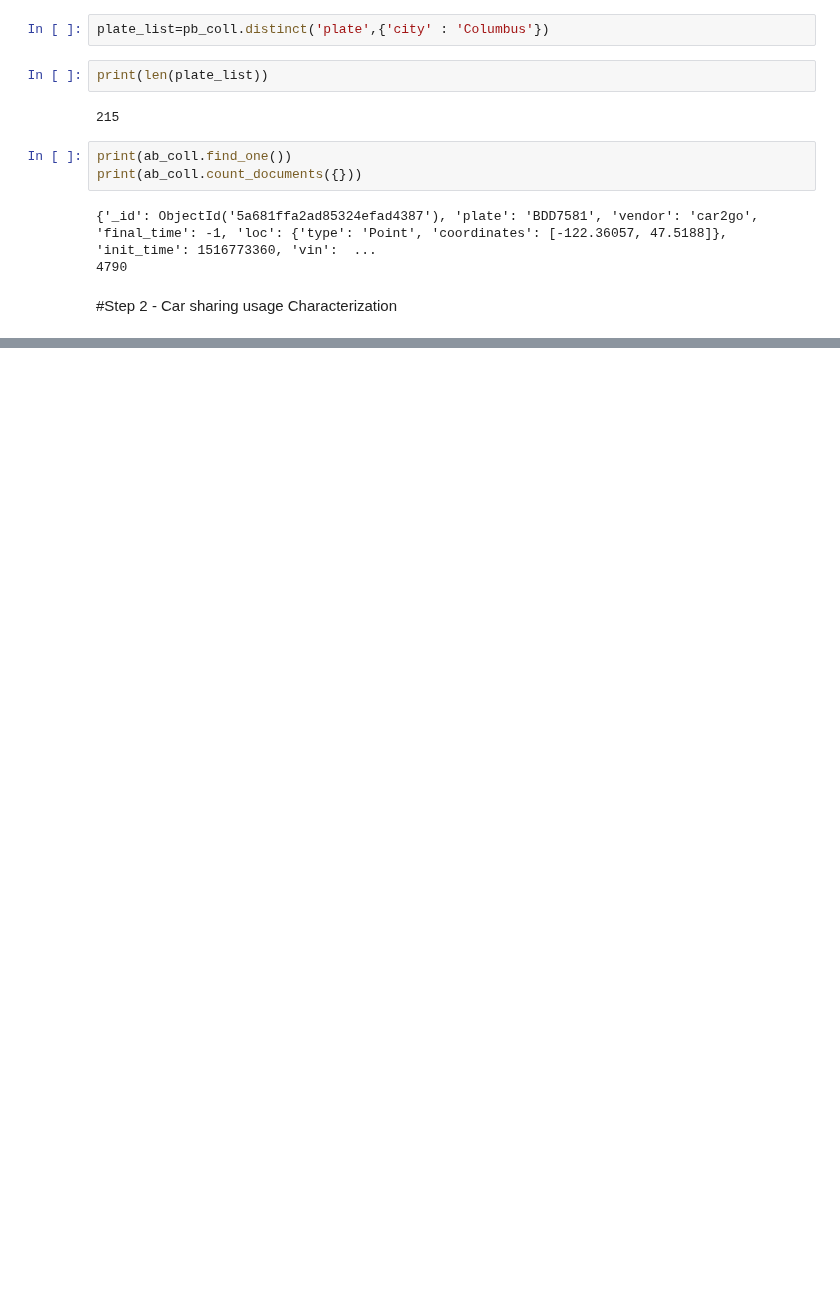
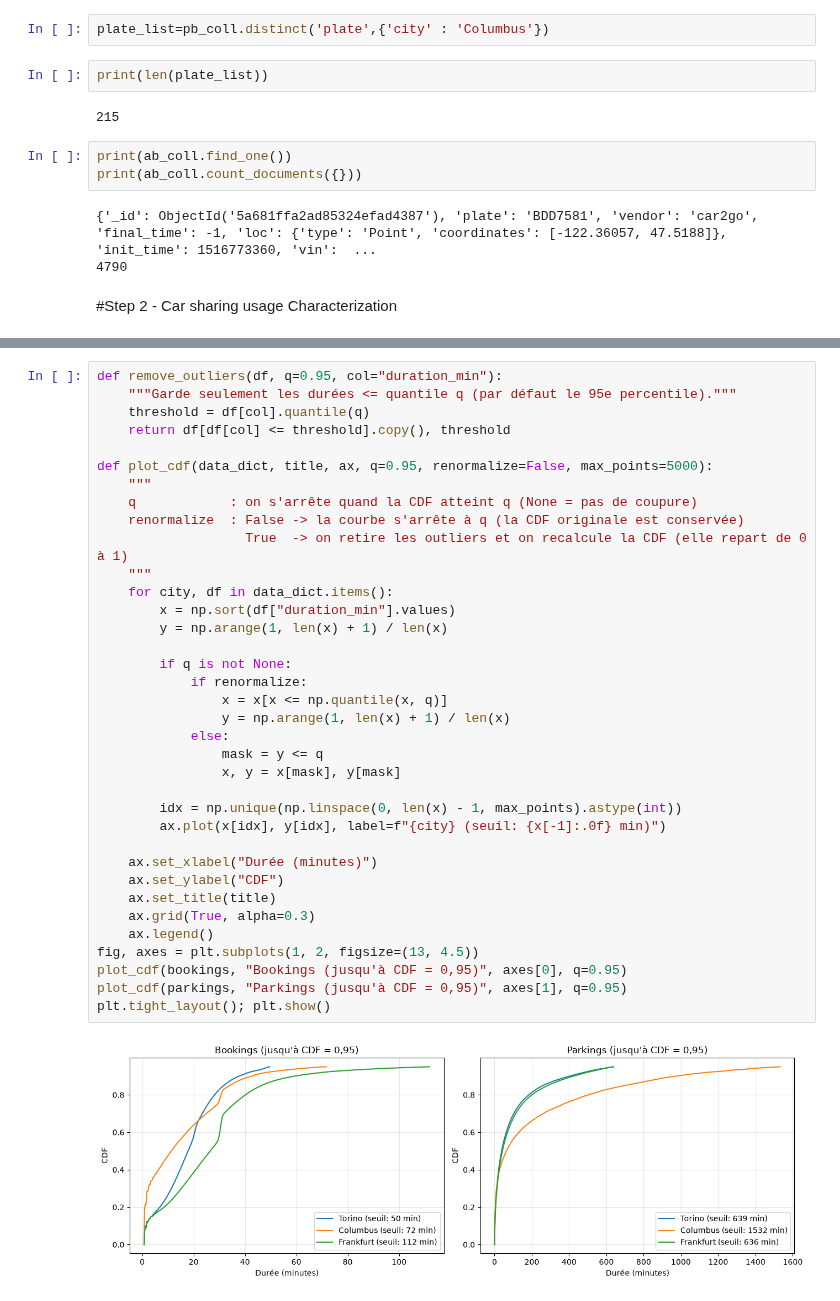
Before and after one commit to Bonbia/ICT4SM, a Jupyter notebook: AdamsNB.ipynb, the cells around one changed output, grey strips where cells are left out. Saved outputs shown, nothing was run; the diff lists cells and outputs as text; blank space fills up the shorter version.

```diff
--- a/AdamsNB.ipynb
+++ b/AdamsNB.ipynb
@@ -74,0 +128,38 @@ print(ab_coll.count_documents({}))
+# %%
+def remove_outliers(df, q=0.95, col="duration_min"):
+    """Garde seulement les durées <= quantile q (par défaut le 95e percentile)."""
+    threshold = df[col].quantile(q)
+    return df[df[col] <= threshold].copy(), threshold
+
+def plot_cdf(data_dict, title, ax, q=0.95, renormalize=False, max_points=5000):
+    """
+    q            : on s'arrête quand la CDF atteint q (None = pas de coupure)
+    renormalize  : False -> la courbe s'arrête à q (la CDF originale est conservée)
+                   True  -> on retire les outliers et on recalcule la CDF (elle repart de 0 à 1)
+    """
+    for city, df in data_dict.items():
+        x = np.sort(df["duration_min"].values)
+        y = np.arange(1, len(x) + 1) / len(x)
+
+        if q is not None:
+            if renormalize:
+                x = x[x <= np.quantile(x, q)]
+                y = np.arange(1, len(x) + 1) / len(x)
+            else:
+                mask = y <= q
+                x, y = x[mask], y[mask]
+
+        idx = np.unique(np.linspace(0, len(x) - 1, max_points).astype(int))
+        ax.plot(x[idx], y[idx], label=f"{city} (seuil: {x[-1]:.0f} min)")
+
+    ax.set_xlabel("Durée (minutes)")
+    ax.set_ylabel("CDF")
+    ax.set_title(title)
+    ax.grid(True, alpha=0.3)
+    ax.legend()
+fig, axes = plt.subplots(1, 2, figsize=(13, 4.5))
+plot_cdf(bookings, "Bookings (jusqu'à CDF = 0,95)", axes[0], q=0.95)
+plot_cdf(parkings, "Parkings (jusqu'à CDF = 0,95)", axes[1], q=0.95)
+plt.tight_layout(); plt.show()
+# %% [output]
+[figure, added]
```
Also changed, not shown: parts of 5 cells of this notebook.
